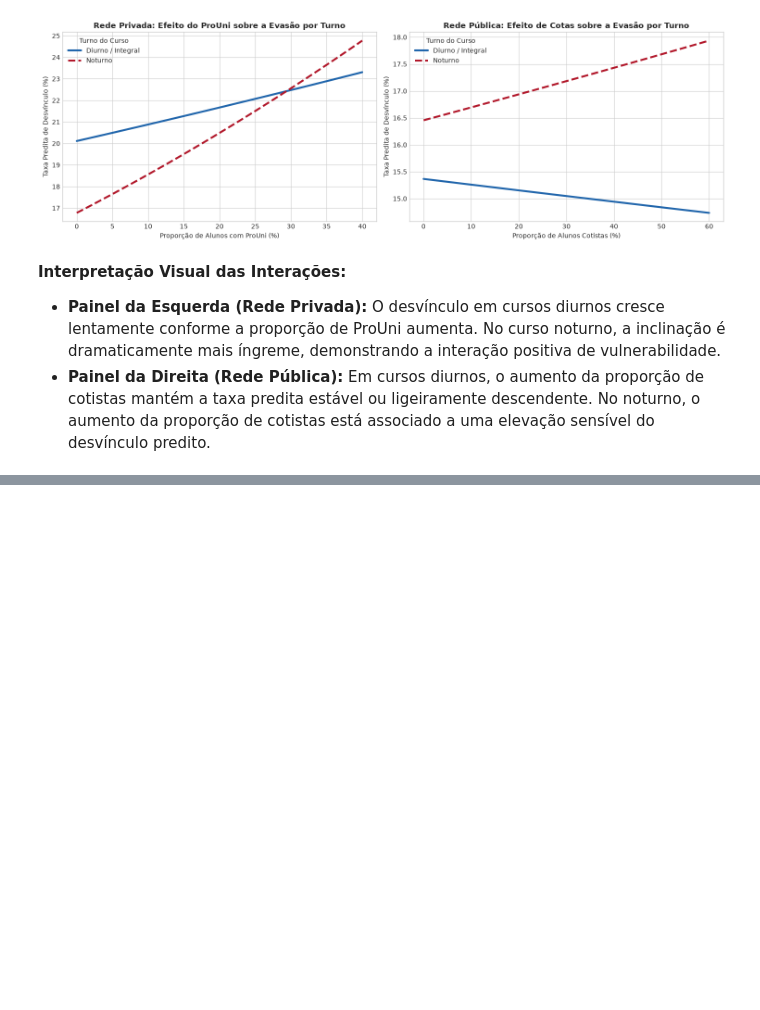
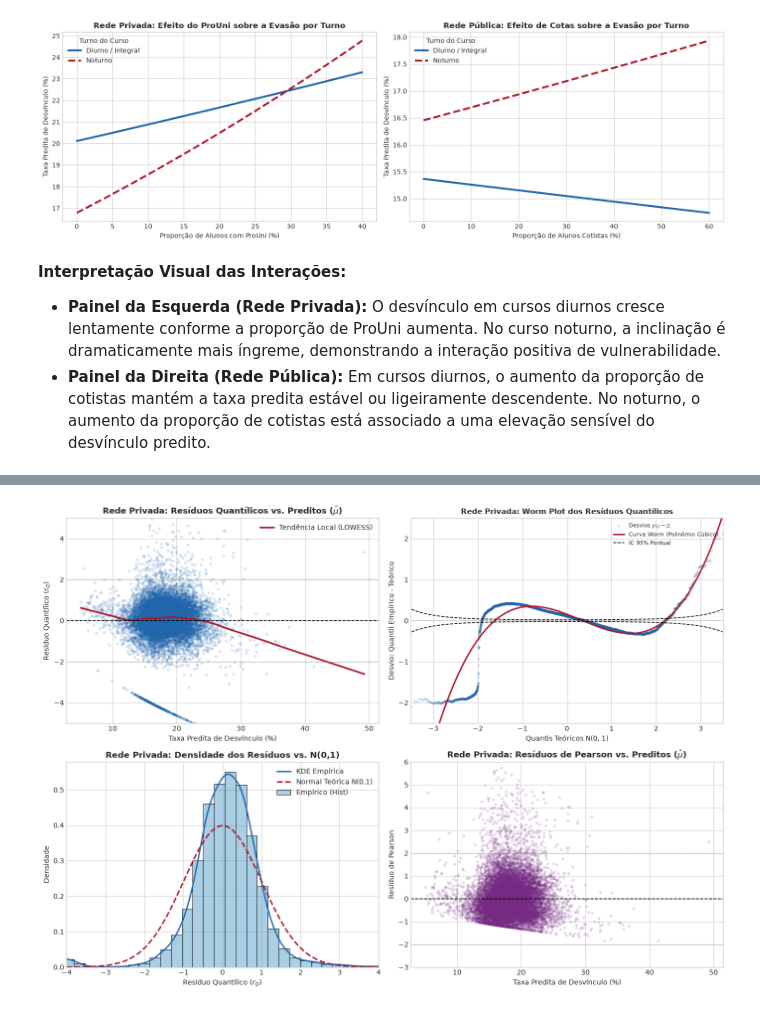
Before and after one commit to GustavoGarone/Datanautas-2026, a Jupyter notebook: notebooks/03_modelagem_regressao_beta.ipynb, the cells around one changed output, grey strips where cells are left out. Cells and saved outputs as stored; diff of their text form; code cells hidden in the pictures; blank space fills up the shorter version.

```diff
--- a/notebooks/03_modelagem_regressao_beta.ipynb
+++ b/notebooks/03_modelagem_regressao_beta.ipynb
@@ -70,6 +70,14 @@ df['prop_fies'] = df['mat_fies'] / mat
 df['prop_cotas'] = df['mat_reserva_vagas'] / mat
 df['prop_25_mais'] = df['mat_25_anos_ou_mais'] / mat
 df['prop_ppi'] = df['mat_ppi'] / mat
+df['prop_feminino'] = df['mat_feminino'] / mat
+df['prop_deficiencia'] = df['mat_deficiencia'] / mat
+df['prop_apoio_social'] = df['mat_apoio_social'] / mat
+df['log_matriculas'] = np.log1p(mat)
+df['log_matriculas'] = (
+    (df['log_matriculas'] - df['log_matriculas'].mean())
+    / df['log_matriculas'].std()
+)
 df['eh_tecnologo'] = (df['grau_academico'] == 'Tecnológico').astype(int)
 
 # Transformação de Smithson & Verkuilen (2006)
@@ -328,0 +498,51 @@ plt.show()
+# %%
+# ==============================================================================
+# 6.3 Diagnóstico Gráfico com Worm Plot: Rede Privada Presencial
+# ==============================================================================
+fig, axes = plt.subplots(2, 2, figsize=(14, 10))
+
+mu_p = diag_priv['res_dict']['mu']
+q_p = diag_priv['res_dict']['q_resid']
+r_p_pearson = diag_priv['res_dict']['resid_pearson']
+
+# 1. Resíduos Quantílicos vs. Valores Ajustados com LOWESS
+lowess_fit = sm.nonparametric.lowess(q_p, mu_p, frac=0.25)
+axes[0, 0].scatter(mu_p * 100, q_p, alpha=0.18, color='#2166ac', edgecolors='none', s=16)
+axes[0, 0].plot(lowess_fit[:, 0] * 100, lowess_fit[:, 1], color='#b2182b', lw=2.5, label='Tendência Local (LOWESS)')
+axes[0, 0].axhline(0, color='black', lw=1.2, linestyle='--')
+axes[0, 0].axhline(2, color='gray', lw=1, linestyle=':')
+axes[0, 0].axhline(-2, color='gray', lw=1, linestyle=':')
+axes[0, 0].set_title(r'Rede Privada: Resíduos Quantílicos vs. Preditos ($\hat{\mu}$)', fontweight='bold')
+axes[0, 0].set_xlabel('Taxa Predita de Desvínculo (%)')
+axes[0, 0].set_ylabel('Resíduo Quantílico ($r_Q$)')
+axes[0, 0].set_ylim(-5, 5)
+axes[0, 0].legend(loc='upper right')
+
+# 2. Worm Plot dos Resíduos Quantílicos
+coef_priv = plot_worm_chart(q_p, axes[0, 1], title='Rede Privada: Worm Plot dos Resíduos Quantílicos', color='#2166ac')
+
+# 3. Histograma e KDE vs. Gaussiana Teórica N(0,1)
+sns.histplot(q_p, bins=45, stat='density', color='#4393c3', alpha=0.45, ax=axes[1, 0], label='Empírico (Hist)')
+sns.kdeplot(q_p, color='#2166ac', lw=2, ax=axes[1, 0], label='KDE Empírica')
+x_grid = np.linspace(-4, 4, 200)
+axes[1, 0].plot(x_grid, stats.norm.pdf(x_grid), color='#b2182b', lw=2.2, linestyle='--', label='Normal Teórica N(0,1)')
+axes[1, 0].set_title('Rede Privada: Densidade dos Resíduos vs. N(0,1)', fontweight='bold')
+axes[1, 0].set_xlabel('Resíduo Quantílico ($r_Q$)')
+axes[1, 0].set_ylabel('Densidade')
+axes[1, 0].set_xlim(-4, 4)
+axes[1, 0].legend(loc='upper right')
+
+# 4. Resíduos de Pearson vs. Valores Ajustados
+axes[1, 1].scatter(mu_p * 100, r_p_pearson, alpha=0.18, color='#762a83', edgecolors='none', s=16)
+axes[1, 1].axhline(0, color='black', lw=1.2, linestyle='--')
+axes[1, 1].axhline(2, color='gray', lw=1, linestyle=':')
+axes[1, 1].axhline(-2, color='gray', lw=1, linestyle=':')
+axes[1, 1].set_title(r'Rede Privada: Resíduos de Pearson vs. Preditos ($\hat{\mu}$)', fontweight='bold')
+axes[1, 1].set_xlabel('Taxa Predita de Desvínculo (%)')
+axes[1, 1].set_ylabel('Resíduo de Pearson')
+axes[1, 1].set_ylim(-3, 6)
+
+plt.tight_layout()
+plt.show()
+# %% [output]
+[figure, added]
```
Also changed, not shown: parts of 28 cells of this notebook, 5 other files.
